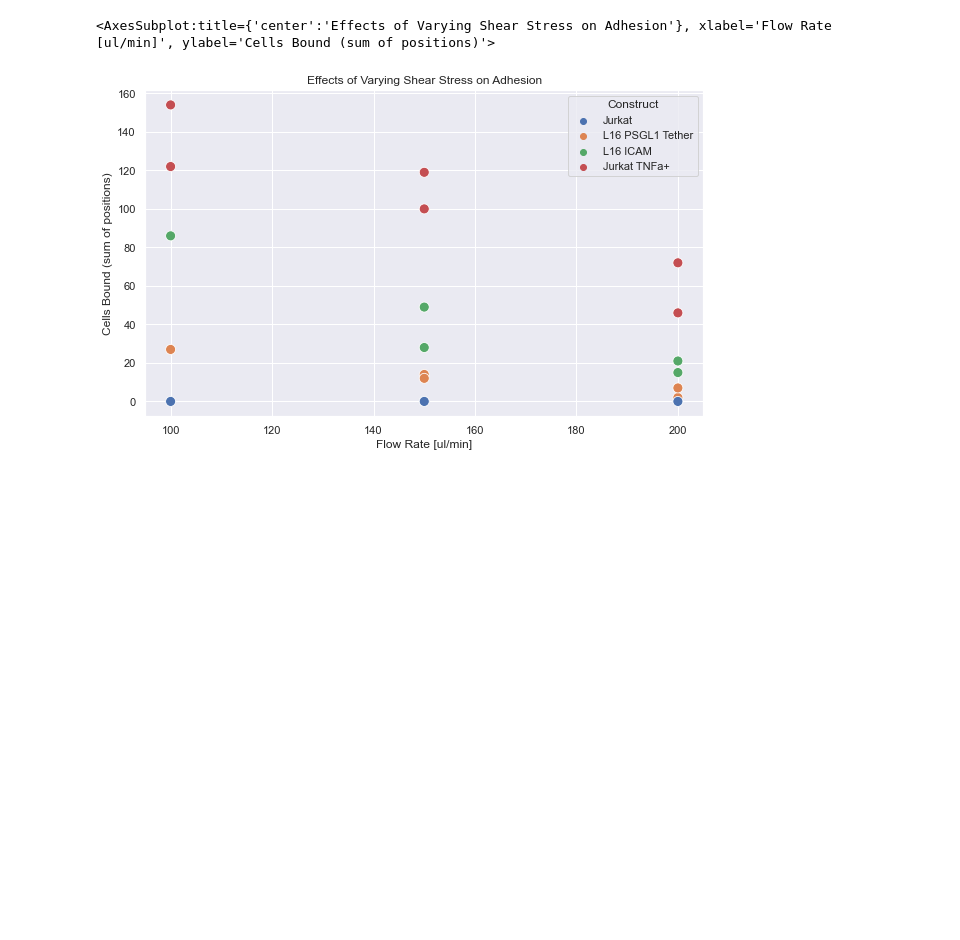
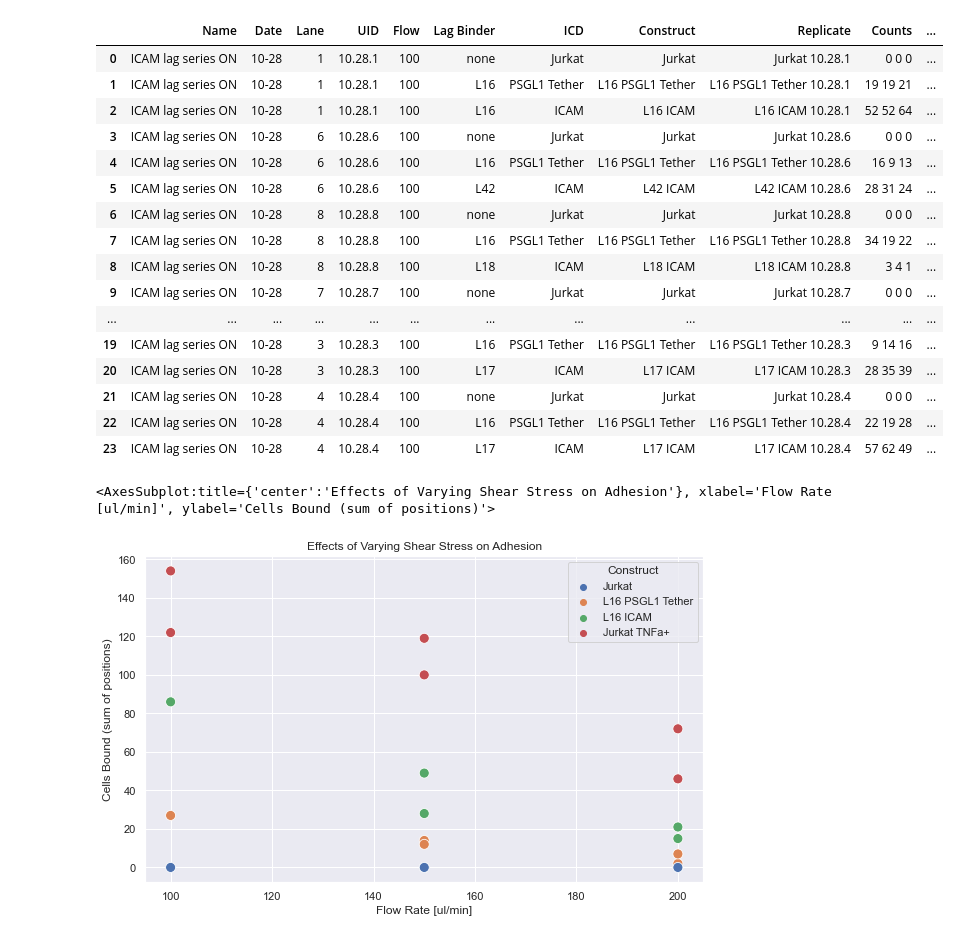
Before and after one commit to admbarre/tc_tools, a Jupyter notebook: notebooks/Visualize.ipynb, the cells around one changed output. Cells and saved outputs as stored; diff of their text form; code cells hidden in the pictures; blank space fills up the shorter version.

```diff
--- a/notebooks/Visualize.ipynb
+++ b/notebooks/Visualize.ipynb
@@ -52 +111,23 @@ df
+# %%
+lag_series = ["ICAM lag series ON"]
+lag_df = df[df["Name"].isin(lag_series)]
+lag_df
+# %% [output]
+|  | Name | Date | Lane | UID | Flow | Lag Binder | ICD | Construct | Replicate | Counts | ... |
+| 0 | ICAM lag series ON | 10-28 | 1 | 10.28.1 | 100 | none | Jurkat | Jurkat | Jurkat 10.28.1 | 0 0 0 | ... |
+| 1 | ICAM lag series ON | 10-28 | 1 | 10.28.1 | 100 | L16 | PSGL1 Tether | L16 PSGL1 Tether | L16 PSGL1 Tether 10.28.1 | 19 19 21 | ... |
+| 2 | ICAM lag series ON | 10-28 | 1 | 10.28.1 | 100 | L16 | ICAM | L16 ICAM | L16 ICAM 10.28.1 | 52 52 64 | ... |
+| 3 | ICAM lag series ON | 10-28 | 6 | 10.28.6 | 100 | none | Jurkat | Jurkat | Jurkat 10.28.6 | 0 0 0 | ... |
+| 4 | ICAM lag series ON | 10-28 | 6 | 10.28.6 | 100 | L16 | PSGL1 Tether | L16 PSGL1 Tether | L16 PSGL1 Tether 10.28.6 | 16 9 13 | ... |
+| 5 | ICAM lag series ON | 10-28 | 6 | 10.28.6 | 100 | L42 | ICAM | L42 ICAM | L42 ICAM 10.28.6 | 28 31 24 | ... |
+| 6 | ICAM lag series ON | 10-28 | 8 | 10.28.8 | 100 | none | Jurkat | Jurkat | Jurkat 10.28.8 | 0 0 0 | ... |
+| 7 | ICAM lag series ON | 10-28 | 8 | 10.28.8 | 100 | L16 | PSGL1 Tether | L16 PSGL1 Tether | L16 PSGL1 Tether 10.28.8 | 34 19 22 | ... |
+| 8 | ICAM lag series ON | 10-28 | 8 | 10.28.8 | 100 | L18 | ICAM | L18 ICAM | L18 ICAM 10.28.8 | 3 4 1 | ... |
+| 9 | ICAM lag series ON | 10-28 | 7 | 10.28.7 | 100 | none | Jurkat | Jurkat | Jurkat 10.28.7 | 0 0 0 | ... |
+| ... | ... | ... | ... | ... | ... | ... | ... | ... | ... | ... | ... |
+| 19 | ICAM lag series ON | 10-28 | 3 | 10.28.3 | 100 | L16 | PSGL1 Tether | L16 PSGL1 Tether | L16 PSGL1 Tether 10.28.3 | 9 14 16 | ... |
+| 20 | ICAM lag series ON | 10-28 | 3 | 10.28.3 | 100 | L17 | ICAM | L17 ICAM | L17 ICAM 10.28.3 | 28 35 39 | ... |
+| 21 | ICAM lag series ON | 10-28 | 4 | 10.28.4 | 100 | none | Jurkat | Jurkat | Jurkat 10.28.4 | 0 0 0 | ... |
+| 22 | ICAM lag series ON | 10-28 | 4 | 10.28.4 | 100 | L16 | PSGL1 Tether | L16 PSGL1 Tether | L16 PSGL1 Tether 10.28.4 | 22 19 28 | ... |
+| 23 | ICAM lag series ON | 10-28 | 4 | 10.28.4 | 100 | L17 | ICAM | L17 ICAM | L17 ICAM 10.28.4 | 57 62 49 | ... |
 # %%
```
Also changed, not shown: parts of 15 cells of this notebook.
